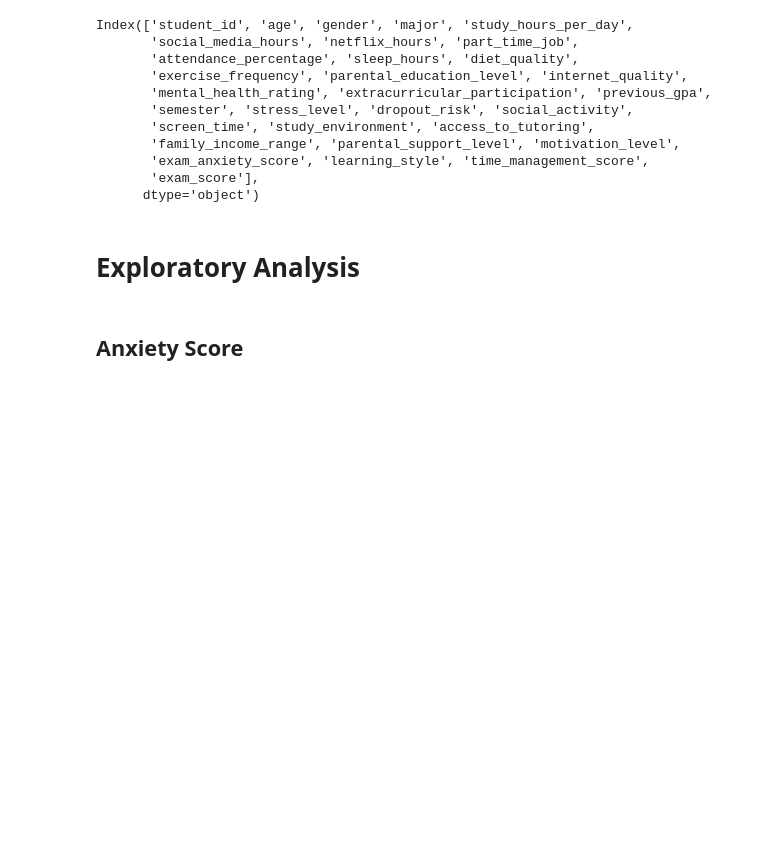
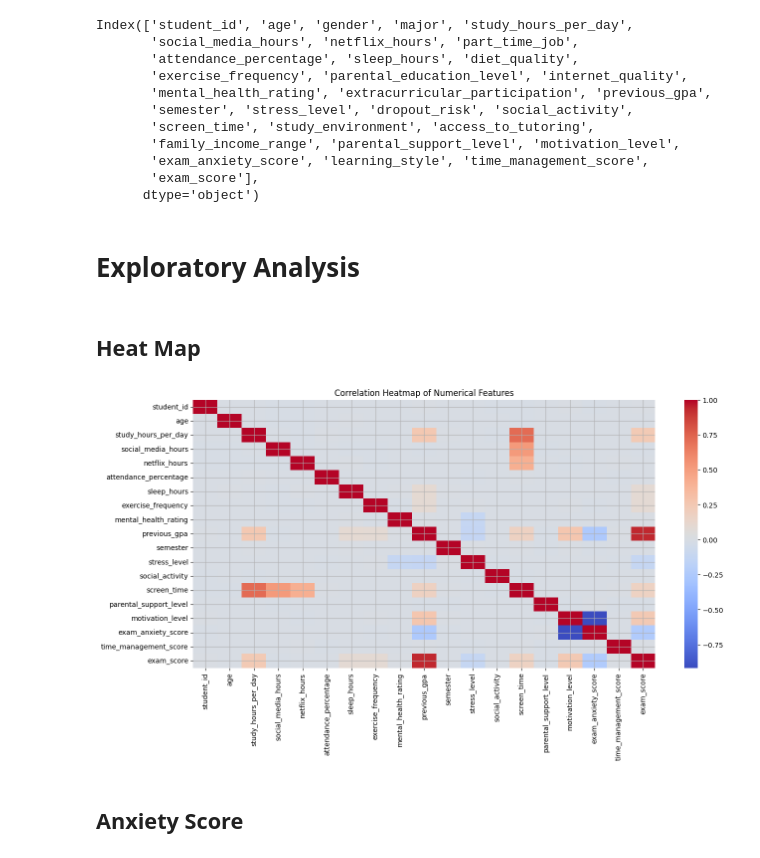
Before and after one commit to 5h33p/student_habits, a Jupyter notebook: Development.ipynb, the cells around one changed output. Drawn from its saved outputs; the diff is of its cells as text; code cells hidden in the pictures; blank space fills up the shorter version.

```diff
--- a/Development.ipynb
+++ b/Development.ipynb
@@ -64,6 +67,18 @@ Index(['student_id', 'age', 'gender', 'major', 'study_hours_per_day',
       dtype='object')
 # %% [markdown]
 # Exploratory Analysis
+# %% [markdown]
+## Heat Map
+# %%
+numerical_data = data.select_dtypes(include=np.number)
+correlation_matrix = numerical_data.corr()
+plt.figure(figsize=(15, 7))
+sns.heatmap(correlation_matrix, annot=False, cmap='coolwarm')
+plt.grid(True)
+plt.title('Correlation Heatmap of Numerical Features')
+plt.show()
+# %% [output]
+[figure, added]
 # %% [markdown]
 ## Anxiety Score
 # %%
```
Also changed, not shown: parts of 12 cells of this notebook.
